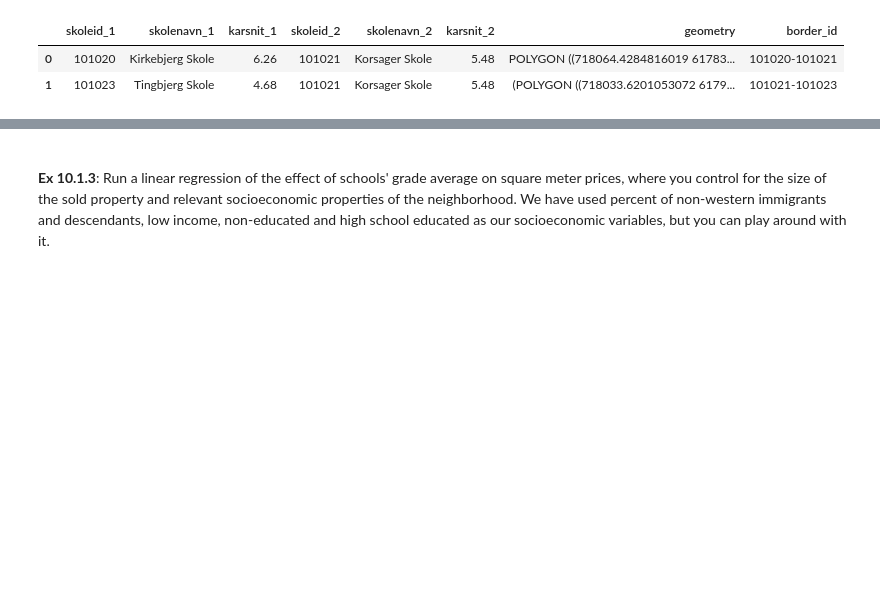
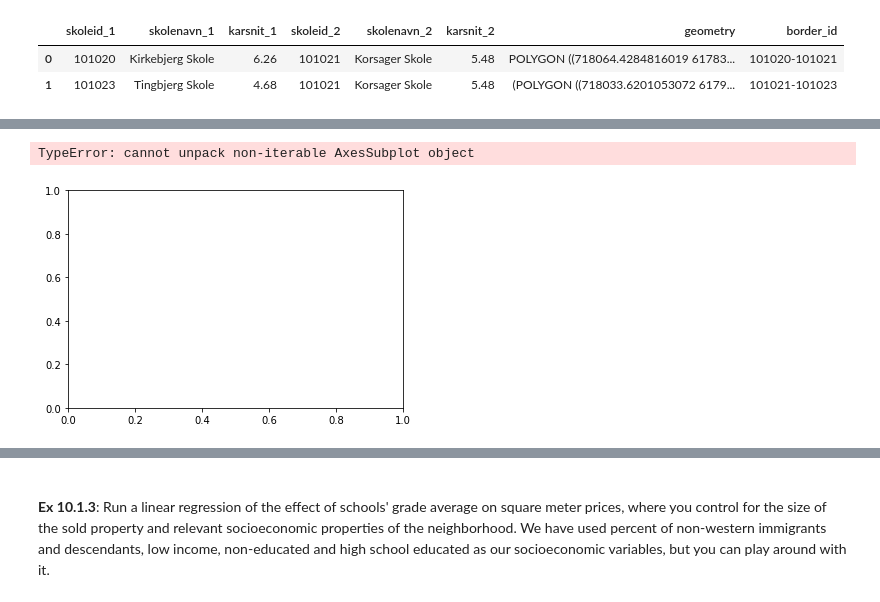
Before and after one commit to Morten-Esketveit/TSDS-gruppe-2019, a Jupyter notebook: assignment_3.ipynb, the cells around one changed output, grey strips where cells are left out. Cells and saved outputs as stored; diff of their text form; code cells hidden in the pictures; blank space fills up the shorter version.

```diff
--- a/assignment_3.ipynb
+++ b/assignment_3.ipynb
@@ -428,7 +434,3 @@ border_sales = [gpd.sjoin(left_df=house_sales_char,
                           op='within')\
                 .drop('index_right', axis=1)
             for bord in borders]
-# %%
-# plot sales within borders
-border_sales.plt = plt.subplot(1,2,figsize=(24,12))
-districts.plot(color='lightgrey',ax=border_sales_plt[1][0])
@@ -434,0 +443,8 @@ districts.plot(color='lightgrey',ax=border_sales_plt[1][0])
+# %%
+fig, ax = plt.subplot(1,1,1)
+border_sales[1]["geometry"].plot(ax)
+borders[1]["geometry"].plot(ax)
+plt.show()
+# %% [output]
+TypeError: cannot unpack non-iterable AxesSubplot object
+[figure, added]
```
Also changed, not shown: parts of 4 cells of this notebook.
